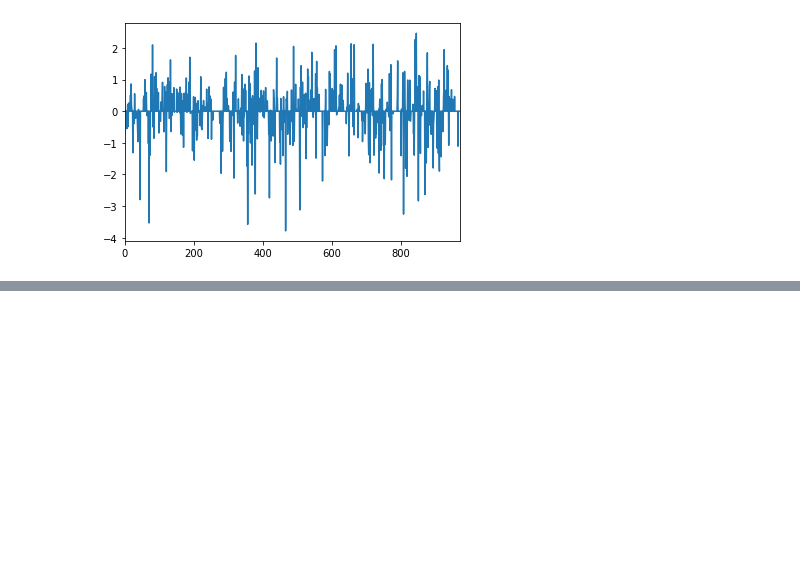
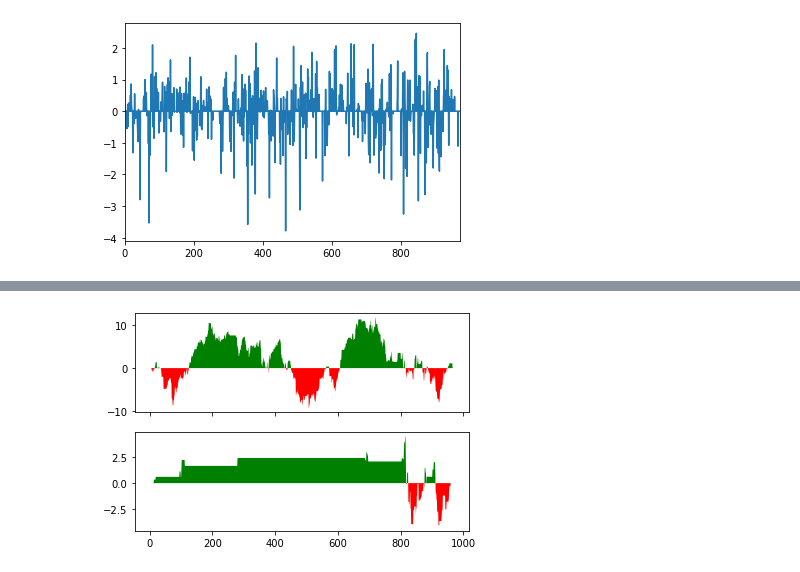
Before and after one commit to wenoptics/viz-of-gender-stereotypes-from-texts, a Jupyter notebook: general.ipynb, the cells around one changed output, grey strips where cells are left out. Drawn from its saved outputs; the diff is of its cells as text; code cells hidden in the pictures; blank space fills up the shorter version.

```diff
--- a/general.ipynb
+++ b/general.ipynb
@@ -44,0 +46,22 @@ plt.show()
+# %%
+story_idx = 0
+
+x = pd.Series(data_female_cum[store_idx]).index
+y_female_acc = data_female_cum[store_idx]
+y_male_acc = data_male_cum[store_idx]
+
+fig, [ax1, ax2] = plt.subplots(2, 1, sharex=True)
+
+ax1.fill_between(x, 0, y_female_acc,
+                 where=(y_female_acc >= 0), facecolor='green', interpolate=True)
+ax1.fill_between(x, 0, y_female_acc,
+                 where=(y_female_acc < 0), facecolor='red', interpolate=True)
+
+ax2.fill_between(x, 0, y_male_acc,
+                 where=(y_male_acc >= 0), facecolor='green', interpolate=True)
+ax2.fill_between(x, 0, y_male_acc,
+                 where=(y_male_acc < 0), facecolor='red', interpolate=True)
+
+plt.show()
+# %% [output]
+[figure, added]
```
Also changed, not shown: parts of 6 cells of this notebook.
